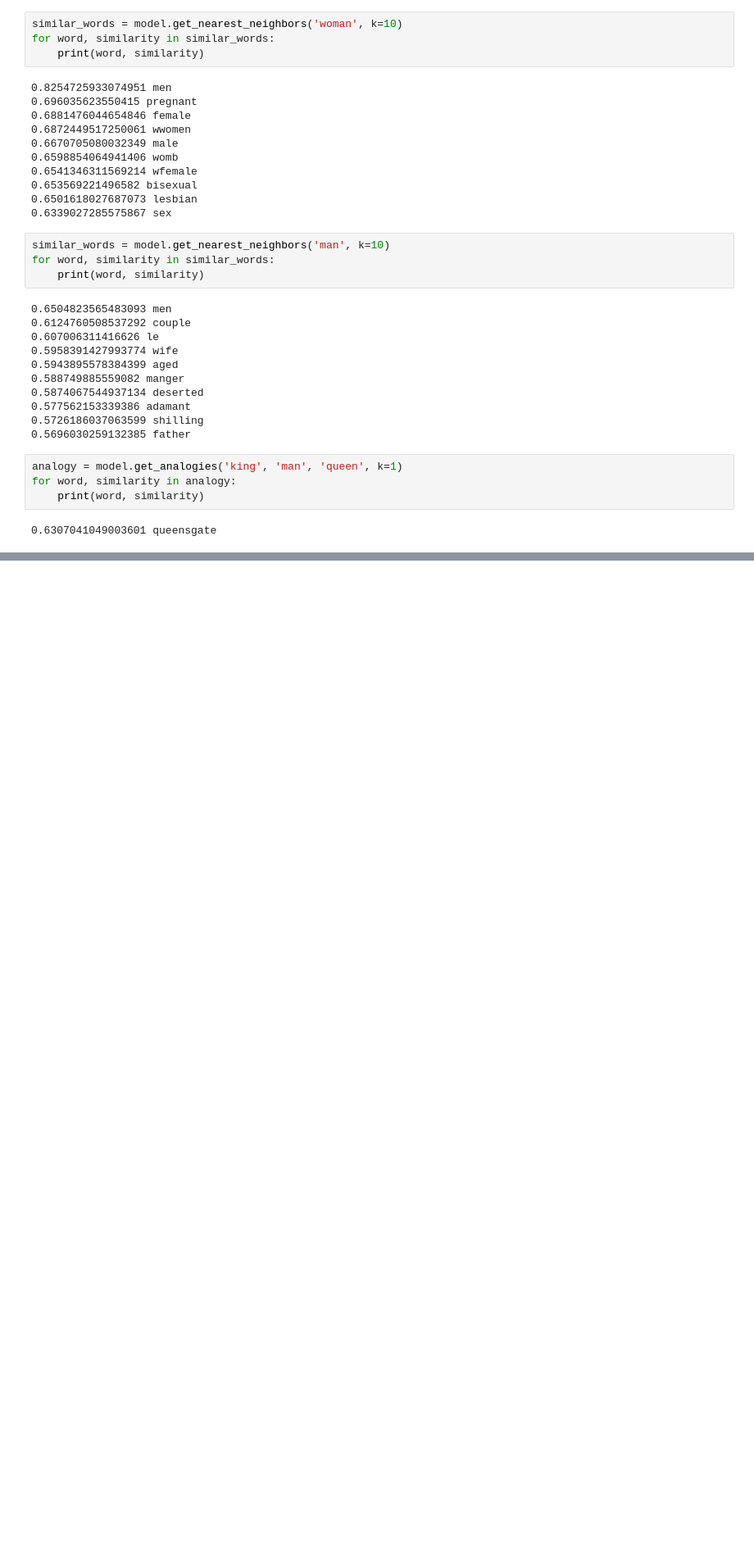
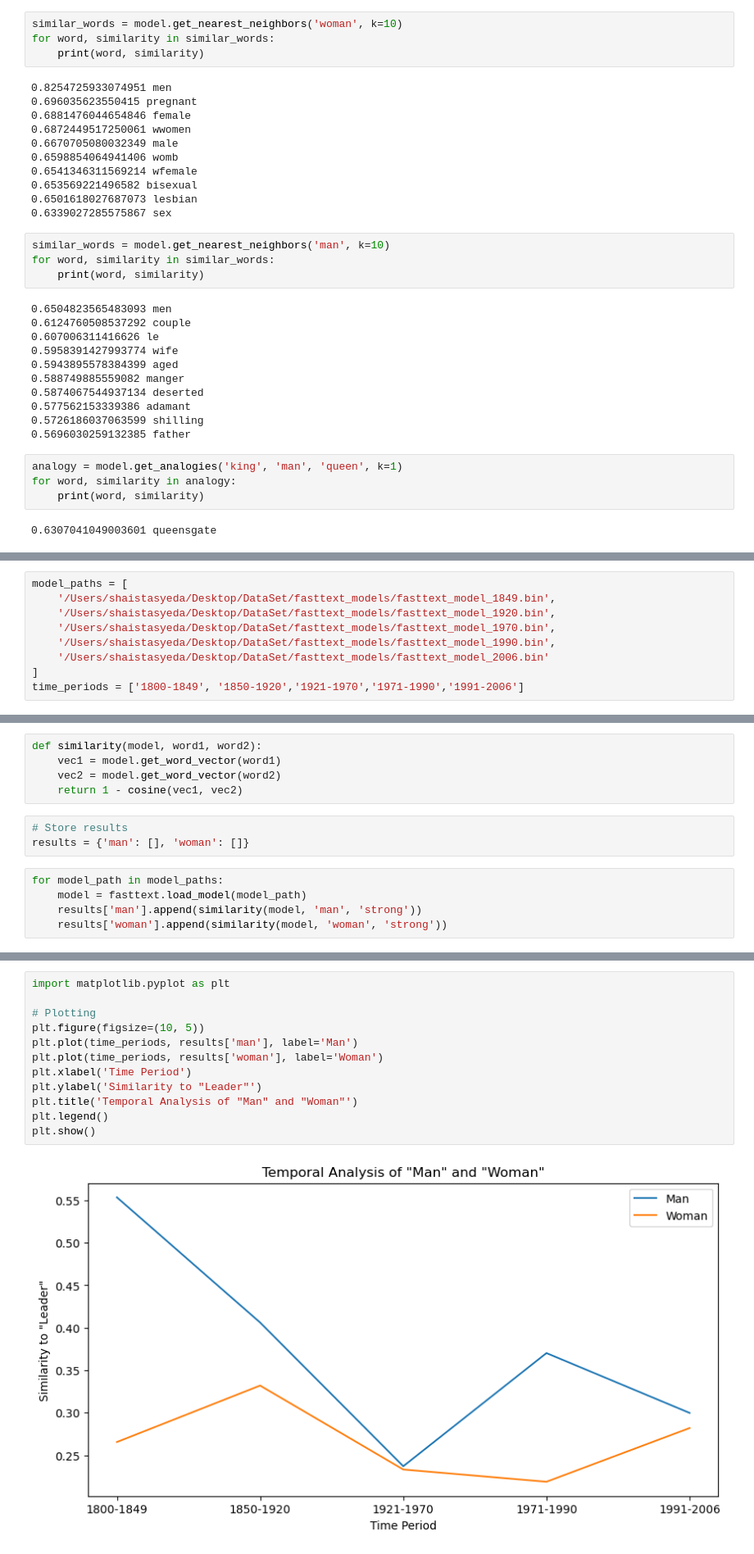
Before and after one commit to xssti/Analysis-of-gender-perception, a Jupyter notebook: ADS-2/Jupyter-Notebooks/Fasttext-Model-1.ipynb, the cells around one changed output, grey strips where cells are left out. Shown: that part at 82% size. Saved outputs shown, nothing was run; the diff lists cells and outputs as text; blank space fills up the shorter version.

```diff
--- a/ADS-2/Jupyter-Notebooks/Fasttext-Model-1.ipynb
+++ b/ADS-2/Jupyter-Notebooks/Fasttext-Model-1.ipynb
@@ -470,0 +610,9 @@ for word, similarity in analogy:
+# %%
+model_paths = [
+    '/Users/shaistasyeda/Desktop/DataSet/fasttext_models/fasttext_model_1849.bin',
+    '/Users/shaistasyeda/Desktop/DataSet/fasttext_models/fasttext_model_1920.bin',
+    '/Users/shaistasyeda/Desktop/DataSet/fasttext_models/fasttext_model_1970.bin',
+    '/Users/shaistasyeda/Desktop/DataSet/fasttext_models/fasttext_model_1990.bin',
+    '/Users/shaistasyeda/Desktop/DataSet/fasttext_models/fasttext_model_2006.bin'
+]
+time_periods = ['1800-1849', '1850-1920','1921-1970','1971-1990','1991-2006']
@@ -470,0 +622,13 @@ for word, similarity in analogy:
+# %%
+def similarity(model, word1, word2):
+    vec1 = model.get_word_vector(word1)
+    vec2 = model.get_word_vector(word2)
+    return 1 - cosine(vec1, vec2)
+# %%
+# Store results
+results = {'man': [], 'woman': []}
+# %%
+for model_path in model_paths:
+    model = fasttext.load_model(model_path)
+    results['man'].append(similarity(model, 'man', 'strong'))
+    results['woman'].append(similarity(model, 'woman', 'strong'))
@@ -470,0 +641,14 @@ for word, similarity in analogy:
+# %%
+import matplotlib.pyplot as plt
+
+# Plotting
+plt.figure(figsize=(10, 5))
+plt.plot(time_periods, results['man'], label='Man')
+plt.plot(time_periods, results['woman'], label='Woman')
+plt.xlabel('Time Period')
+plt.ylabel('Similarity to "Leader"')
+plt.title('Temporal Analysis of "Man" and "Woman"')
+plt.legend()
+plt.show()
+# %% [output]
+[figure, added]
```
Also changed, not shown: parts of 18 cells of this notebook.
